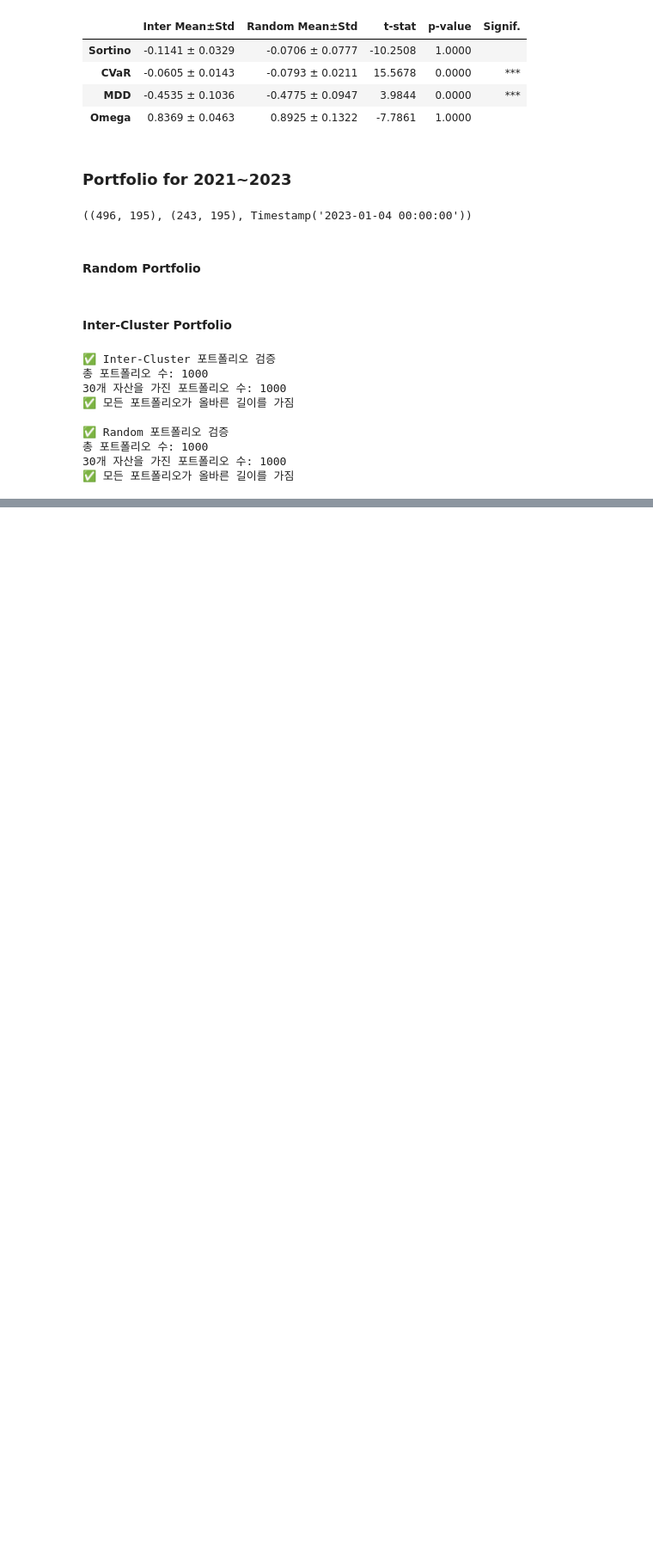
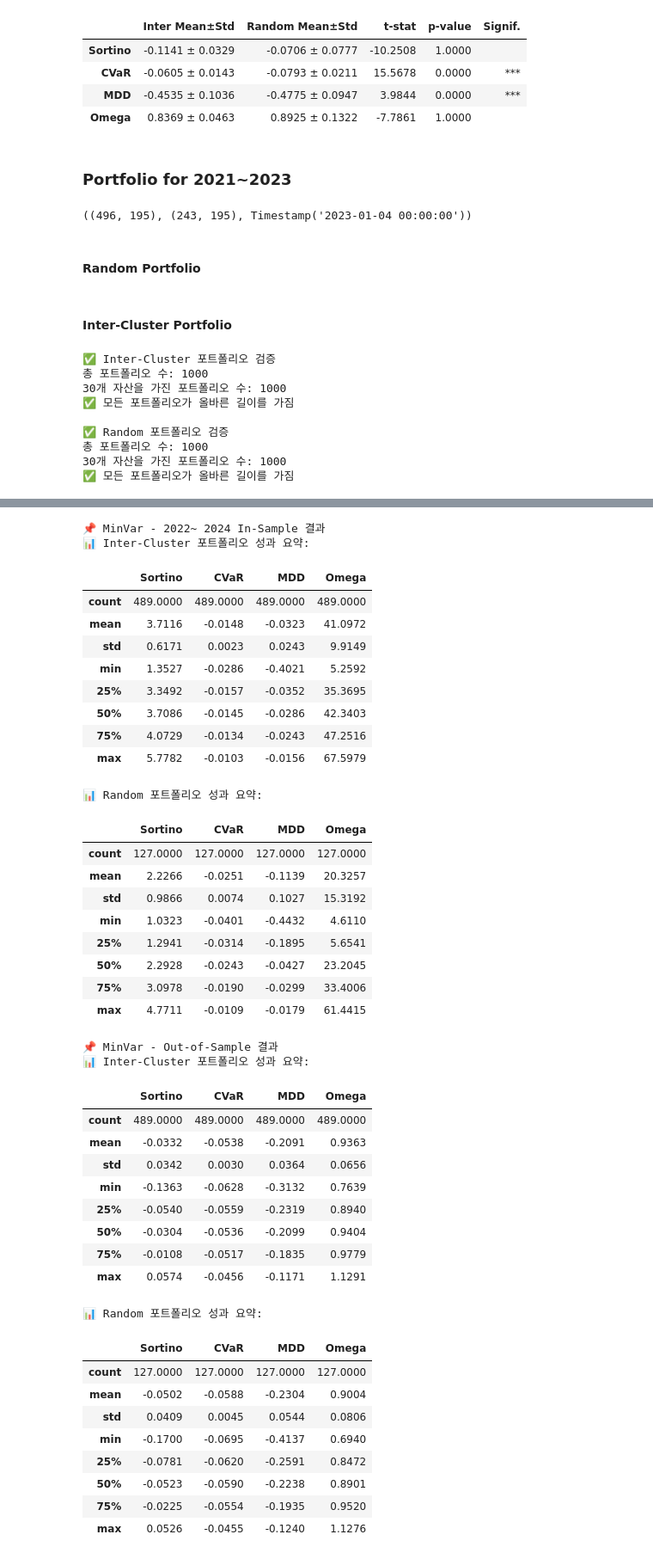
Before and after one commit to susungpark/SW-Capstone-Design, a Jupyter notebook: code/clustering_portfolio.ipynb, the cells around one changed output, grey strips where cells are left out. Shown at 86% size. Drawn from its saved outputs; the diff is of its cells as text; code cells hidden in the pictures; blank space fills up the shorter version.

```diff
--- a/code/clustering_portfolio.ipynb
+++ b/code/clustering_portfolio.ipynb
@@ -1885,0 +1945,22 @@ for method in results_in_all.keys():
+# %%
+# ✅ 기업명과 라벨 인덱스 동기화
+# 클러스터링에 사용된 X_raw_2022_2024의 인덱스를 기준으로 기업명을 정렬
+company_2022_2024 = df_2022_2024.loc[X_raw_2022_2024.index, '기업명_그룹'].reset_index(drop=True)
+
+# 라벨도 기업명 수에 맞게 자름
+final_labels_2022_2024 = final_labels_2022_2024[:len(company_2022_2024)]
+
+# ✅ 클러스터 ID → 종목 리스트 매핑
+cluster_to_stocks = {
+    cluster_id: company_2022_2024[final_labels_2022_2024 == cluster_id].tolist()
+    for cluster_id in unique_clusters_2022_2024
+}
+
+# ✅ 클러스터 기반 Inter 방식 포트폴리오 1000개 생성
+inter_cluster_portfolios_2022_2024 = []
+for _ in range(1000):
+    sampled = []
+    for cluster_id, stocks in cluster_to_stocks.items():
+        if len(stocks) >= 1:
+            sampled.append(random.choice(stocks))
+    inter_cluster_portfolios_2022_2024.append(sampled)
@@ -1885,0 +2056,58 @@ for method in results_in_all.keys():
+# %%
+for method in results_in_all.keys():
+    print(f"\n📌 {method} - 2022~ 2024 In-Sample 결과")
+    print("📊 Inter-Cluster 포트폴리오 성과 요약:")
+    display(results_in_all[method]['inter_df'].describe().round(4))
+
+    print("📊 Random 포트폴리오 성과 요약:")
+    display(results_in_all[method]['random_df'].describe().round(4))
+
+    print(f"\n📌 {method} - Out-of-Sample 결과")
+    print("📊 Inter-Cluster 포트폴리오 성과 요약:")
+    display(results_out_all[method]['inter_df'].describe().round(4))
+
+    print("📊 Random 포트폴리오 성과 요약:")
+    display(results_out_all[method]['random_df'].describe().round(4))
+# %% [output]
+📌 MinVar - 2022~ 2024 In-Sample 결과
+📊 Inter-Cluster 포트폴리오 성과 요약:
+|  | Sortino | CVaR | MDD | Omega |
+| count | 489.0000 | 489.0000 | 489.0000 | 489.0000 |
+| mean | 3.7116 | -0.0148 | -0.0323 | 41.0972 |
+| std | 0.6171 | 0.0023 | 0.0243 | 9.9149 |
+| min | 1.3527 | -0.0286 | -0.4021 | 5.2592 |
+| 25% | 3.3492 | -0.0157 | -0.0352 | 35.3695 |
+| 50% | 3.7086 | -0.0145 | -0.0286 | 42.3403 |
+| 75% | 4.0729 | -0.0134 | -0.0243 | 47.2516 |
+| max | 5.7782 | -0.0103 | -0.0156 | 67.5979 |
+📊 Random 포트폴리오 성과 요약:
+|  | Sortino | CVaR | MDD | Omega |
+| count | 127.0000 | 127.0000 | 127.0000 | 127.0000 |
+| mean | 2.2266 | -0.0251 | -0.1139 | 20.3257 |
+| std | 0.9866 | 0.0074 | 0.1027 | 15.3192 |
+| min | 1.0323 | -0.0401 | -0.4432 | 4.6110 |
+| 25% | 1.2941 | -0.0314 | -0.1895 | 5.6541 |
+| 50% | 2.2928 | -0.0243 | -0.0427 | 23.2045 |
+| 75% | 3.0978 | -0.0190 | -0.0299 | 33.4006 |
+| max | 4.7711 | -0.0109 | -0.0179 | 61.4415 |
+📌 MinVar - Out-of-Sample 결과
+📊 Inter-Cluster 포트폴리오 성과 요약:
+|  | Sortino | CVaR | MDD | Omega |
+| count | 489.0000 | 489.0000 | 489.0000 | 489.0000 |
+| mean | -0.0332 | -0.0538 | -0.2091 | 0.9363 |
+| std | 0.0342 | 0.0030 | 0.0364 | 0.0656 |
+| min | -0.1363 | -0.0628 | -0.3132 | 0.7639 |
+| 25% | -0.0540 | -0.0559 | -0.2319 | 0.8940 |
+| 50% | -0.0304 | -0.0536 | -0.2099 | 0.9404 |
+| 75% | -0.0108 | -0.0517 | -0.1835 | 0.9779 |
+| max | 0.0574 | -0.0456 | -0.1171 | 1.1291 |
+📊 Random 포트폴리오 성과 요약:
+|  | Sortino | CVaR | MDD | Omega |
+| count | 127.0000 | 127.0000 | 127.0000 | 127.0000 |
+| mean | -0.0502 | -0.0588 | -0.2304 | 0.9004 |
+| std | 0.0409 | 0.0045 | 0.0544 | 0.0806 |
+| min | -0.1700 | -0.0695 | -0.4137 | 0.6940 |
+| 25% | -0.0781 | -0.0620 | -0.2591 | 0.8472 |
+| 50% | -0.0523 | -0.0590 | -0.2238 | 0.8901 |
+| 75% | -0.0225 | -0.0554 | -0.1935 | 0.9520 |
+| max | 0.0526 | -0.0455 | -0.1240 | 1.1276 |
```
Also changed, not shown: parts of 12 cells of this notebook.
